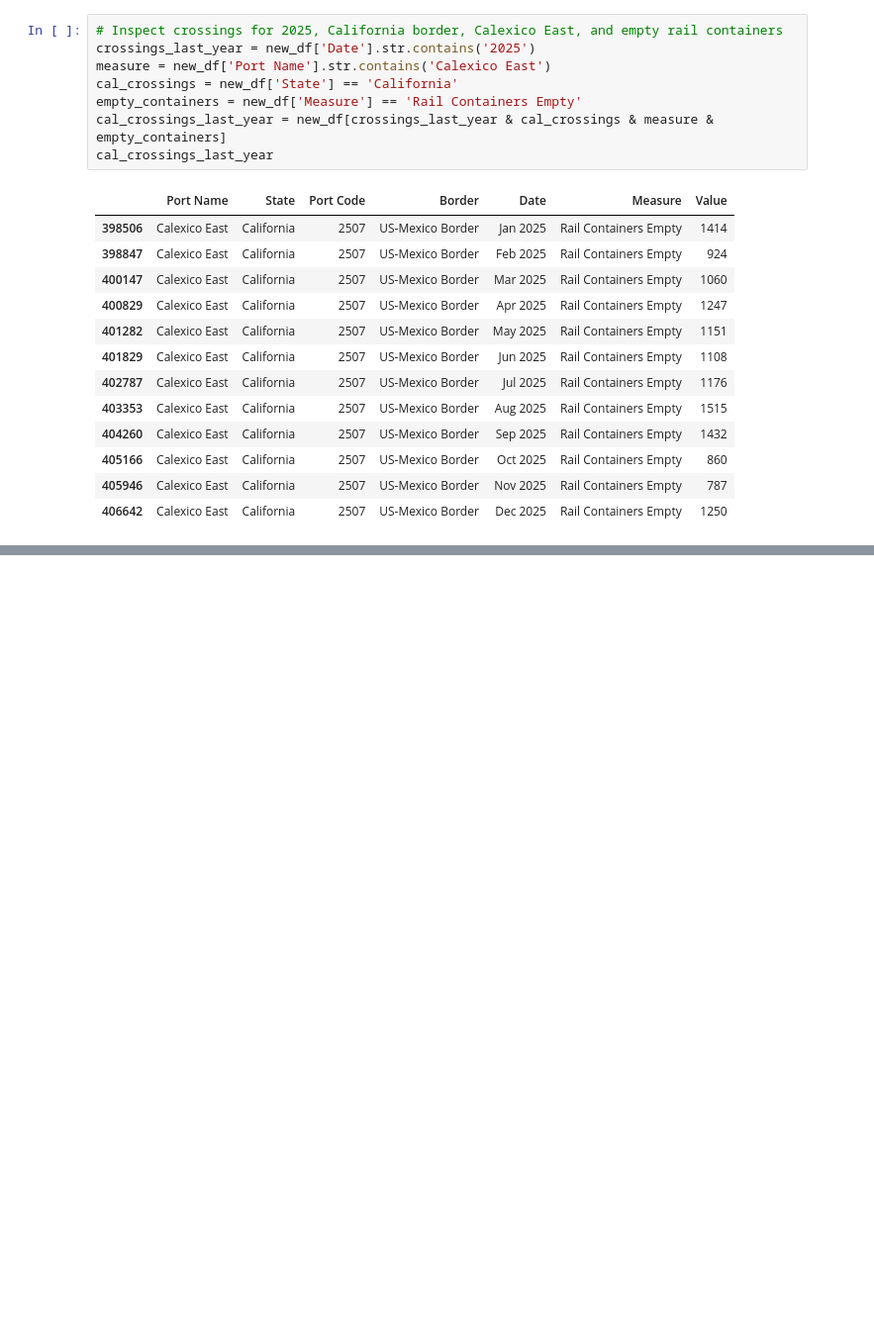
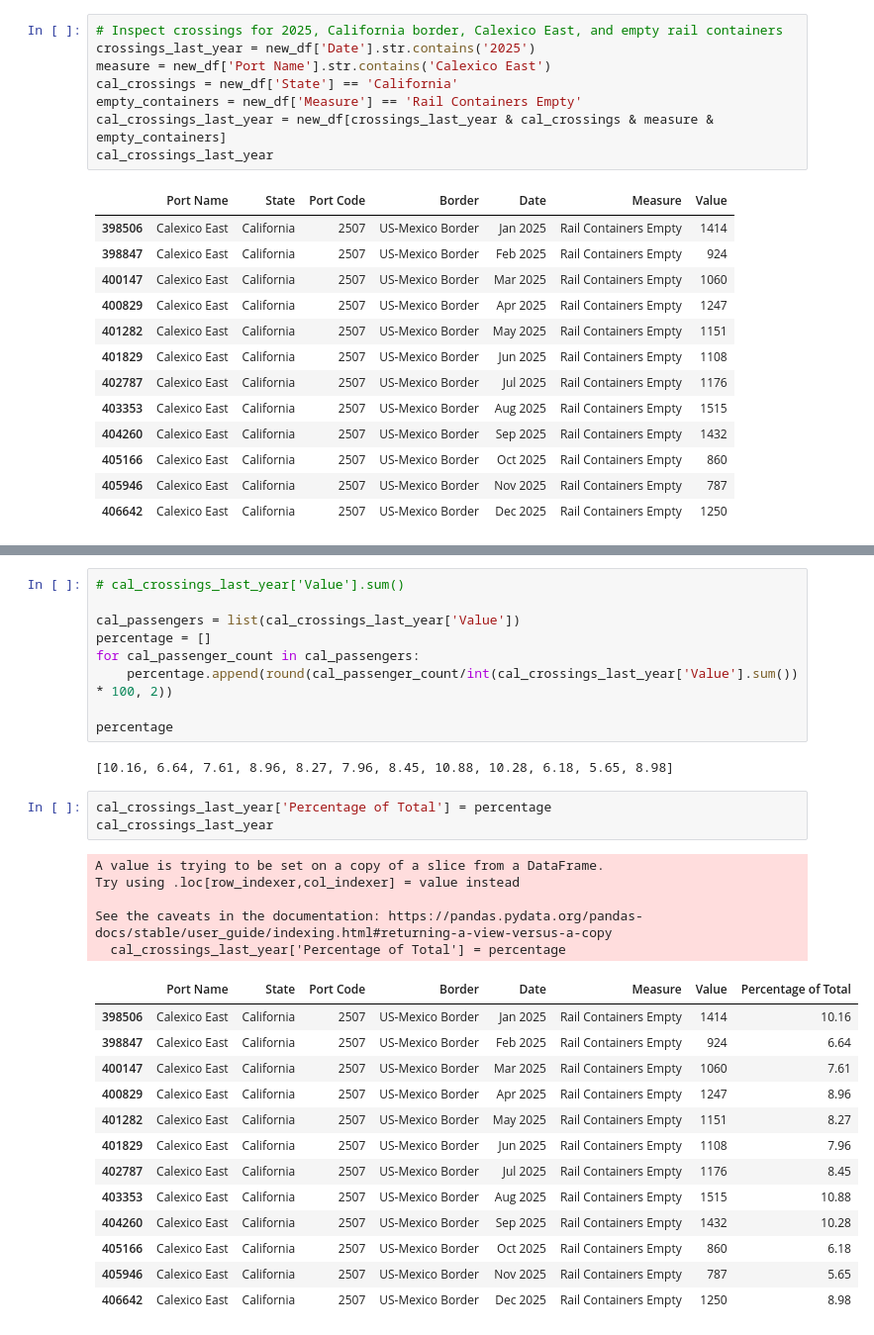
Before and after one commit to SebasLee98/Border_Crossings_Analysis, a Jupyter notebook: Border_Crossings_Python.ipynb, the cells around one changed output, grey strips where cells are left out. Shown at 99% size. Saved outputs shown, nothing was run; the diff lists cells and outputs as text; blank space fills up the shorter version.

Commit message:
Percentages start

```diff
--- a/Border_Crossings_Python.ipynb
+++ b/Border_Crossings_Python.ipynb
@@ -88,3 +91,36 @@ plt.ylabel('Passenger Count')
 # %% [output]
 Text(0, 0.5, 'Passenger Count')
 [figure]
+# %%
+# cal_crossings_last_year['Value'].sum()
+
+cal_passengers = list(cal_crossings_last_year['Value'])
+percentage = []
+for cal_passenger_count in cal_passengers:
+    percentage.append(round(cal_passenger_count/int(cal_crossings_last_year['Value'].sum()) * 100, 2))
+
+percentage
+# %% [output]
+[10.16, 6.64, 7.61, 8.96, 8.27, 7.96, 8.45, 10.88, 10.28, 6.18, 5.65, 8.98]
+# %%
+cal_crossings_last_year['Percentage of Total'] = percentage
+cal_crossings_last_year
+# %% [output]
+A value is trying to be set on a copy of a slice from a DataFrame.
+Try using .loc[row_indexer,col_indexer] = value instead
+
+See the caveats in the documentation: https://pandas.pydata.org/pandas-docs/stable/user_guide/indexing.html#returning-a-view-versus-a-copy
+  cal_crossings_last_year['Percentage of Total'] = percentage
+|  | Port Name | State | Port Code | Border | Date | Measure | Value | Percentage of Total |
+| 398506 | Calexico East | California | 2507 | US-Mexico Border | Jan 2025 | Rail Containers Empty | 1414 | 10.16 |
+| 398847 | Calexico East | California | 2507 | US-Mexico Border | Feb 2025 | Rail Containers Empty | 924 | 6.64 |
+| 400147 | Calexico East | California | 2507 | US-Mexico Border | Mar 2025 | Rail Containers Empty | 1060 | 7.61 |
+| 400829 | Calexico East | California | 2507 | US-Mexico Border | Apr 2025 | Rail Containers Empty | 1247 | 8.96 |
+| 401282 | Calexico East | California | 2507 | US-Mexico Border | May 2025 | Rail Containers Empty | 1151 | 8.27 |
+| 401829 | Calexico East | California | 2507 | US-Mexico Border | Jun 2025 | Rail Containers Empty | 1108 | 7.96 |
+| 402787 | Calexico East | California | 2507 | US-Mexico Border | Jul 2025 | Rail Containers Empty | 1176 | 8.45 |
+| 403353 | Calexico East | California | 2507 | US-Mexico Border | Aug 2025 | Rail Containers Empty | 1515 | 10.88 |
+| 404260 | Calexico East | California | 2507 | US-Mexico Border | Sep 2025 | Rail Containers Empty | 1432 | 10.28 |
+| 405166 | Calexico East | California | 2507 | US-Mexico Border | Oct 2025 | Rail Containers Empty | 860 | 6.18 |
+| 405946 | Calexico East | California | 2507 | US-Mexico Border | Nov 2025 | Rail Containers Empty | 787 | 5.65 |
+| 406642 | Calexico East | California | 2507 | US-Mexico Border | Dec 2025 | Rail Containers Empty | 1250 | 8.98 |
```
Also changed, not shown: parts of 1 cell of this notebook.
